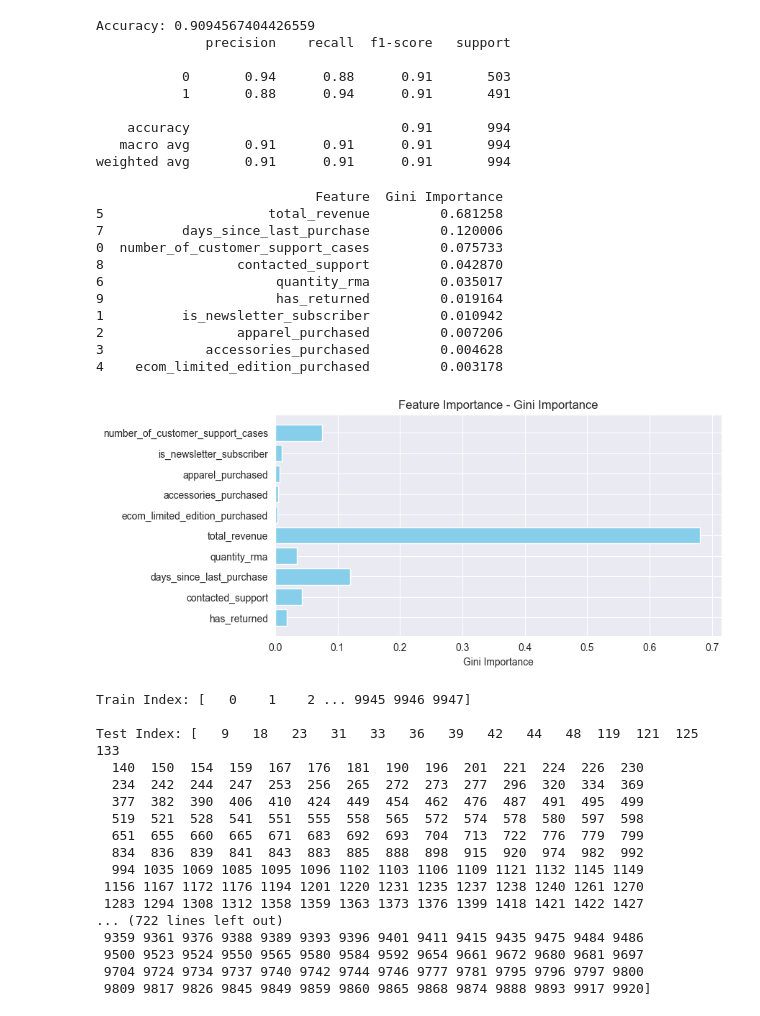
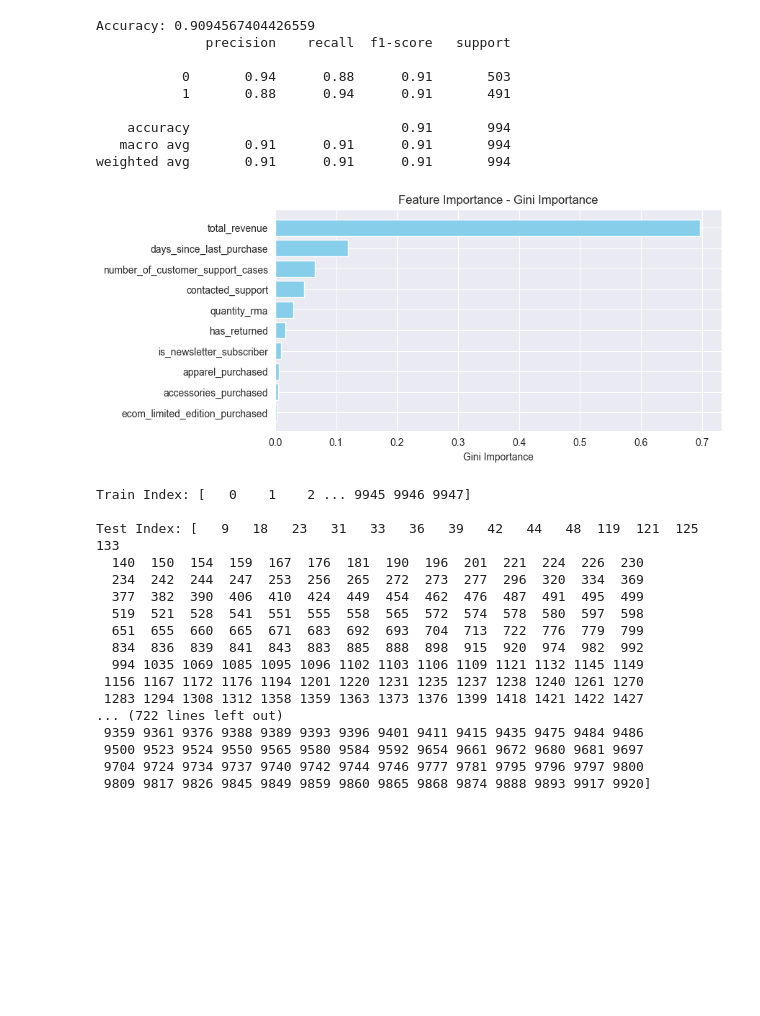
Before and after one commit to TaccheLegend/on_assignment, a Jupyter notebook: on_assignment.ipynb, the cells around one changed output. Saved outputs shown, nothing was run; the diff lists cells and outputs as text; code cells hidden in the pictures; blank space fills up the shorter version.

```diff
--- a/on_assignment.ipynb
+++ b/on_assignment.ipynb
@@ -744,3 +767,13 @@ Average Recall: 89.85%
 Accuracy Variance: 0.0001
 # %% [markdown]
 Running cross validation returns the same accuracy, recall and precision score as the test/train split method.
+# %%
+param_grid = {
+    'C': [0.01, 0.1, 1, 10],
+    'solver': ['lbfgs', 'liblinear', 'saga'],
+    'penalty': ['l2','l1'],
+    'max_iter': [100, 200, 500, 1000]
+}
+
+grid_search = GridSearchCV(LogisticRegression(), param_grid, cv=5, scoring='accuracy')
+grid_search.fit(X_train, y_train)
@@ -763,28 +802,14 @@ weighted avg       0.91      0.91      0.91       994
 # %%
 importances = rfmodel.feature_importances_
 feature_imp_df = pd.DataFrame({'Feature': features, 'Gini Importance': importances}).sort_values('Gini Importance', ascending=False)
-print(feature_imp_df)
+plt.figure(figsize=(8, 4))
+plt.barh(feature_imp_df['Feature'], feature_imp_df['Gini Importance'], color='skyblue')
+plt.xlabel('Gini Importance')
+plt.title('Feature Importance - Gini Importance')
+plt.gca().invert_yaxis()  # Invert y-axis for better visualization
+plt.show()
 # %% [output]
-                            Feature  Gini Importance
-5                     total_revenue         0.681258
-7          days_since_last_purchase         0.120006
-0  number_of_customer_support_cases         0.075733
-8                 contacted_support         0.042870
-6                      quantity_rma         0.035017
-9                      has_returned         0.019164
-1          is_newsletter_subscriber         0.010942
-2                 apparel_purchased         0.007206
-3             accessories_purchased         0.004628
-4    ecom_limited_edition_purchased         0.003178
+[figure, added]
-# %%
-plt.figure(figsize=(8, 4))
-plt.barh(features, importances, color='skyblue')
-plt.xlabel('Gini Importance')
-plt.title('Feature Importance - Gini Importance')
-plt.gca().invert_yaxis()  # Invert y-axis for better visualization
-plt.show()
-# %% [output]
-[figure, removed]
 # %%
 kfold = KFold(n_splits=10,shuffle=True,random_state=0)
 #running 10 fold cross validation and returning scores in list
```
Also changed, not shown: parts of 16 cells of this notebook.
